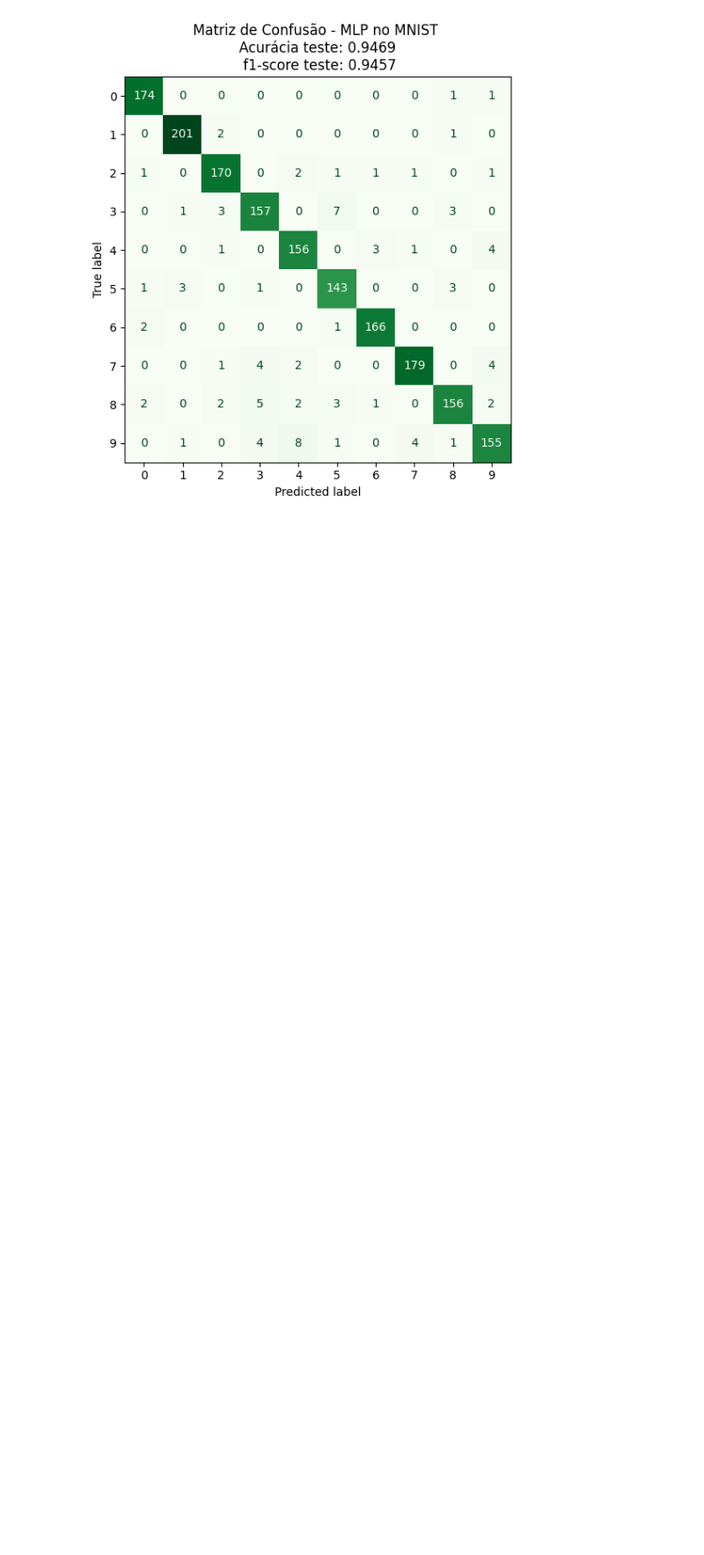
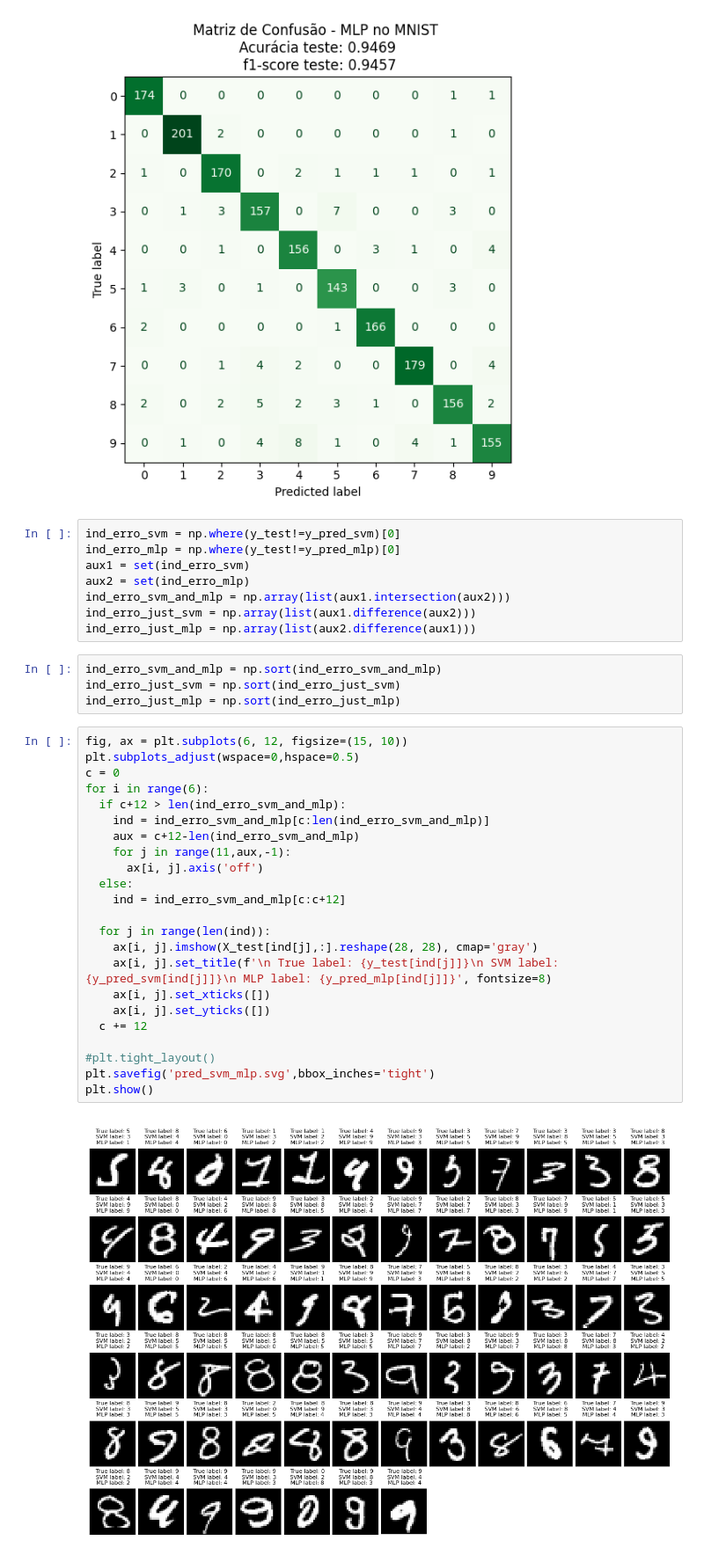
Before and after one commit to JoaoGabriel27/TAEProva2, a Jupyter notebook: Exercicio2.ipynb, the cells around one changed output. Shown at 88% size. Saved outputs shown, nothing was run; the diff lists cells and outputs as text; blank space fills up the shorter version.

```diff
--- a/Exercicio2.ipynb
+++ b/Exercicio2.ipynb
@@ -449,3 +450,40 @@ plt.savefig('mlp_conf_mat.svg',bbox_inches='tight')
 plt.show()
 # %% [output]
 [figure]
+# %%
+ind_erro_svm = np.where(y_test!=y_pred_svm)[0]
+ind_erro_mlp = np.where(y_test!=y_pred_mlp)[0]
+aux1 = set(ind_erro_svm)
+aux2 = set(ind_erro_mlp)
+ind_erro_svm_and_mlp = np.array(list(aux1.intersection(aux2)))
+ind_erro_just_svm = np.array(list(aux1.difference(aux2)))
+ind_erro_just_mlp = np.array(list(aux2.difference(aux1)))
+# %%
+ind_erro_svm_and_mlp = np.sort(ind_erro_svm_and_mlp)
+ind_erro_just_svm = np.sort(ind_erro_just_svm)
+ind_erro_just_mlp = np.sort(ind_erro_just_mlp)
+# %%
+fig, ax = plt.subplots(6, 12, figsize=(15, 10))
+plt.subplots_adjust(wspace=0,hspace=0.5)
+c = 0
+for i in range(6):
+  if c+12 > len(ind_erro_svm_and_mlp):
+    ind = ind_erro_svm_and_mlp[c:len(ind_erro_svm_and_mlp)]
+    aux = c+12-len(ind_erro_svm_and_mlp)
+    for j in range(11,aux,-1):
+      ax[i, j].axis('off')
+  else:
+    ind = ind_erro_svm_and_mlp[c:c+12]
+
+  for j in range(len(ind)):
+    ax[i, j].imshow(X_test[ind[j],:].reshape(28, 28), cmap='gray')
+    ax[i, j].set_title(f'\n True label: {y_test[ind[j]]}\n SVM label: {y_pred_svm[ind[j]]}\n MLP label: {y_pred_mlp[ind[j]]}', fontsize=8)
+    ax[i, j].set_xticks([])
+    ax[i, j].set_yticks([])
+  c += 12
+
+#plt.tight_layout()
+plt.savefig('pred_svm_mlp.svg',bbox_inches='tight')
+plt.show()
+# %% [output]
+[figure, added]
```
Also changed, not shown: parts of 5 cells of this notebook.
